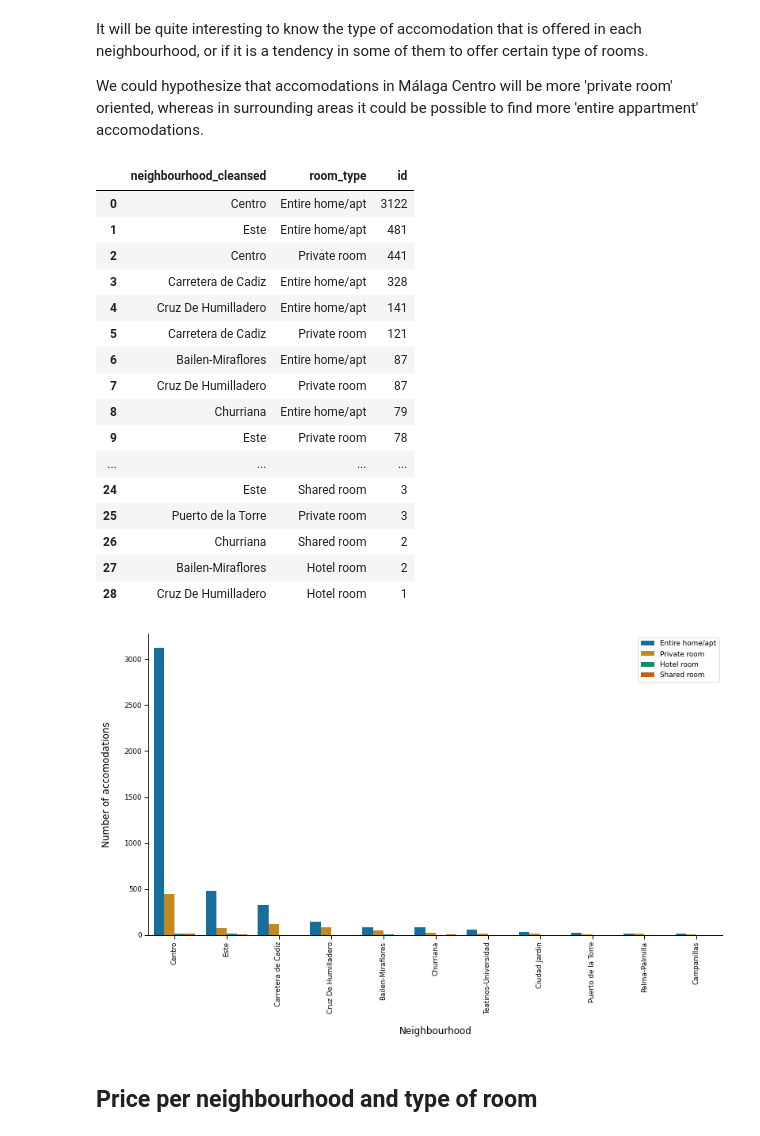
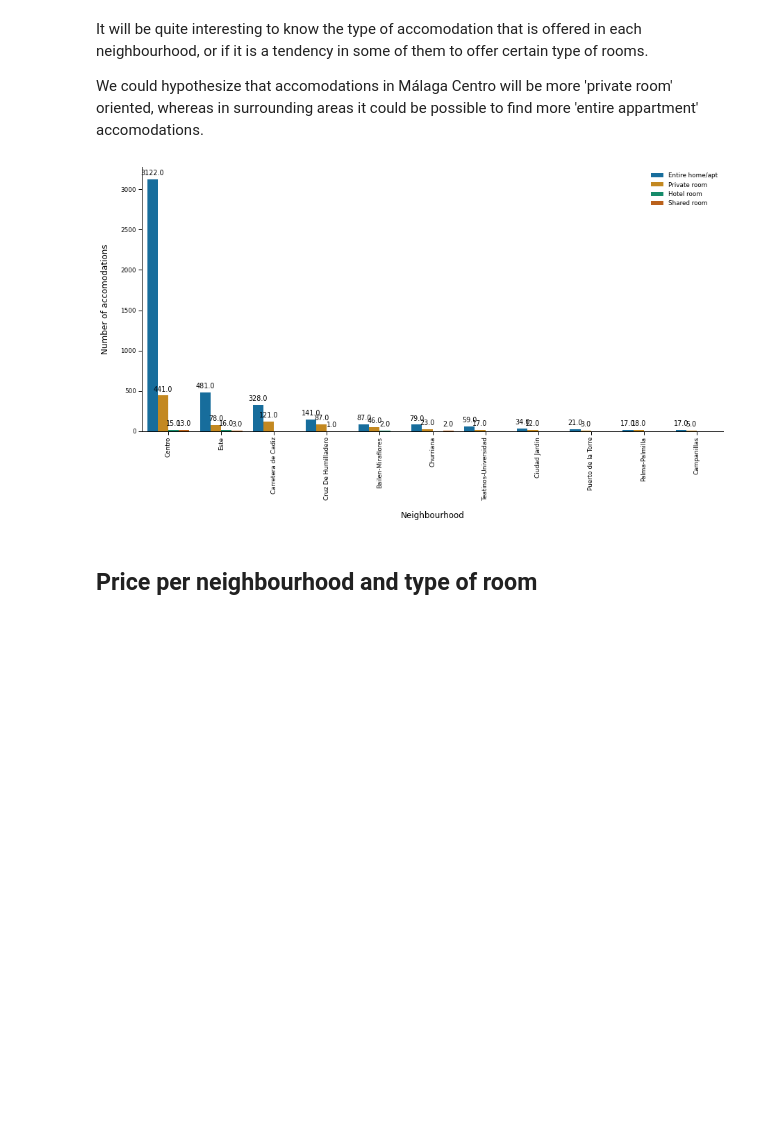
Before and after one commit to sbmoyano/data_science_projects, a Jupyter notebook: Airbnb_Malaga_correlation_regression/airbnb_malaga_supervised_learning_regression.ipynb, the cells around one changed output. Saved outputs shown, nothing was run; the diff lists cells and outputs as text; code cells hidden in the pictures; blank space fills up the shorter version.

```diff
--- a/Airbnb_Malaga_correlation_regression/airbnb_malaga_supervised_learning_regression.ipynb
+++ b/Airbnb_Malaga_correlation_regression/airbnb_malaga_supervised_learning_regression.ipynb
@@ -313,36 +303,21 @@ It will be quite interesting to know the type of accomodation that is offered in
 We could hypothesize that accomodations in Málaga Centro will be more 'private room' oriented, whereas in surrounding areas it could be possible to find more 'entire appartment' accomodations.
 # %%
 accomodations_per_neighbourhood_type = X.groupby(['neighbourhood_cleansed', 'room_type'])['id'].count().sort_values(ascending=False).reset_index()
-display(accomodations_per_neighbourhood_type)
 
 # plot
 sns.set_context('paper')
-fig, ax = plt.subplots(figsize=(13, 7))
-sns.barplot(x='neighbourhood_cleansed', y='id', data=accomodations_per_neighbourhood_type, hue='room_type', orient='v', palette='colorblind')
+fig, ax = plt.subplots(figsize=(15, 7))
+g = sns.barplot(x='neighbourhood_cleansed', y='id', data=accomodations_per_neighbourhood_type, hue='room_type', orient='v', palette='colorblind')
+for note in g.patches:
+    g.annotate(format(note.get_height(), '.1f'), (note.get_x() + note.get_width() / 2., note.get_height()),
+               ha='center', va='center', xytext=(0, 9), textcoords='offset points')
 plt.xlabel(xlabel='Neighbourhood', labelpad=15, fontsize=12)
 plt.ylabel(ylabel='Number of accomodations', labelpad=15, fontsize=12)
-plt.legend(loc='upper right')
+plt.legend(loc='upper right', frameon=False)
 plt.xticks(rotation=90)
 sns.despine()
 # %% [output]
-|  | neighbourhood_cleansed | room_type | id |
-| 0 | Centro | Entire home/apt | 3122 |
-| 1 | Este | Entire home/apt | 481 |
-| 2 | Centro | Private room | 441 |
-| 3 | Carretera de Cadiz | Entire home/apt | 328 |
-| 4 | Cruz De Humilladero | Entire home/apt | 141 |
-| 5 | Carretera de Cadiz | Private room | 121 |
-| 6 | Bailen-Miraflores | Entire home/apt | 87 |
-| 7 | Cruz De Humilladero | Private room | 87 |
-| 8 | Churriana | Entire home/apt | 79 |
-| 9 | Este | Private room | 78 |
-| ... | ... | ... | ... |
-| 24 | Este | Shared room | 3 |
-| 25 | Puerto de la Torre | Private room | 3 |
-| 26 | Churriana | Shared room | 2 |
-| 27 | Bailen-Miraflores | Hotel room | 2 |
-| 28 | Cruz De Humilladero | Hotel room | 1 |
-[figure, old version]
+[figure, new version]
 # %% [markdown]
 ## Price per neighbourhood and type of room
 # %% [markdown]
```
Also changed, not shown: parts of 107 cells of this notebook, 1 other file.
